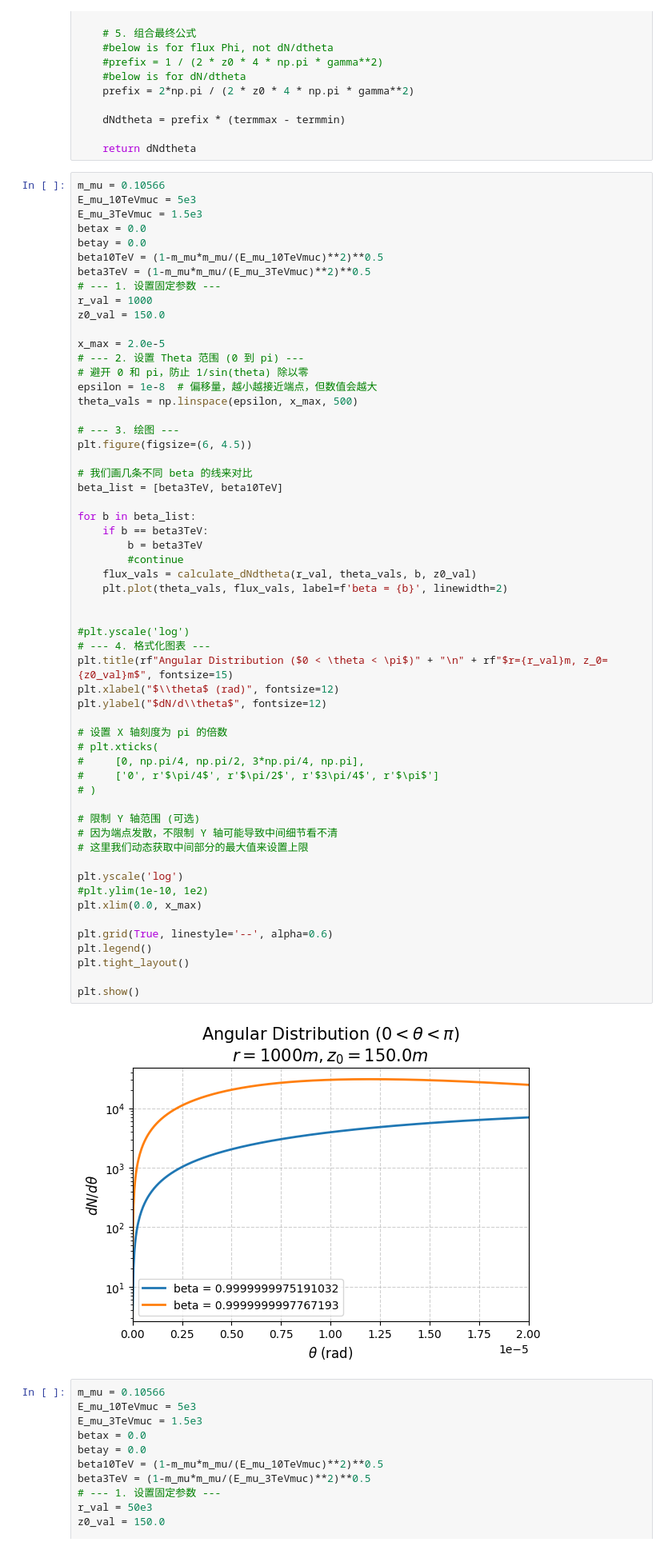
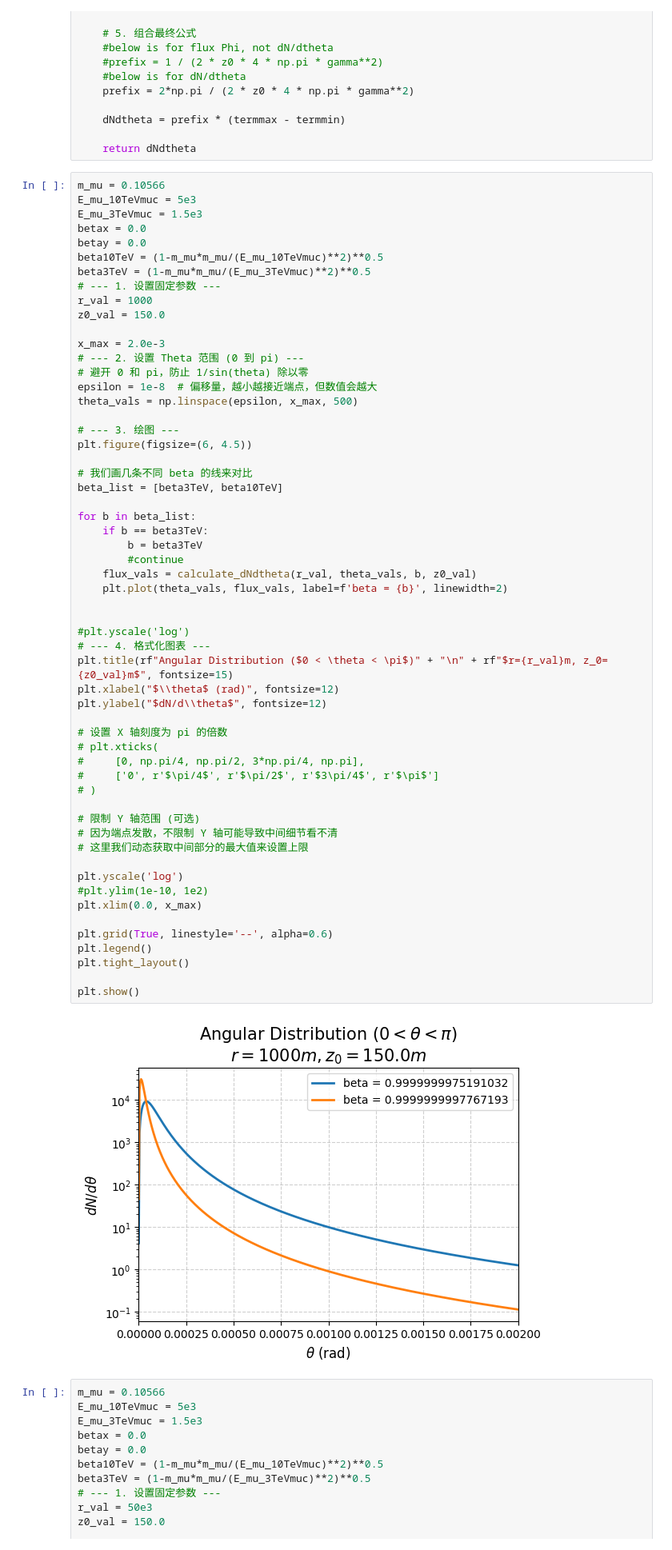
Before and after one commit to jchoi55/MINT, a Jupyter notebook: analytical_distribution/neutrino_distribution.ipynb, the cells around one changed output. Shown at 80% size. Drawn from its saved outputs; the diff is of its cells as text.

```diff
--- a/analytical_distribution/neutrino_distribution.ipynb
+++ b/analytical_distribution/neutrino_distribution.ipynb
@@ -702,7 +741,7 @@ beta3TeV = (1-m_mu*m_mu/(E_mu_3TeVmuc)**2)**0.5
 r_val = 1000
 z0_val = 150.0
 
-x_max = 2.0e-5
+x_max = 2.0e-3
 # --- 2. 设置 Theta 范围 (0 到 pi) ---
 # 避开 0 和 pi，防止 1/sin(theta) 除以零
 epsilon = 1e-8  # 偏移量，越小越接近端点，但数值会越大
@@ -721,34 +760,34 @@ for b in beta_list:
     flux_vals = calculate_dNdtheta(r_val, theta_vals, b, z0_val)
     plt.plot(theta_vals, flux_vals, label=f'beta = {b}', linewidth=2)
 
 
 #plt.yscale('log')
 # --- 4. 格式化图表 ---
 plt.title(rf"Angular Distribution ($0 < \theta < \pi$)" + "\n" + rf"$r={r_val}m, z_0={z0_val}m$", fontsize=15)
 plt.xlabel("$\\theta$ (rad)", fontsize=12)
 plt.ylabel("$dN/d\\theta$", fontsize=12)
 
 # 设置 X 轴刻度为 pi 的倍数
 # plt.xticks(
 #     [0, np.pi/4, np.pi/2, 3*np.pi/4, np.pi],
 #     ['0', r'$\pi/4$', r'$\pi/2$', r'$3\pi/4$', r'$\pi$']
 # )
 
 # 限制 Y 轴范围 (可选)
 # 因为端点发散，不限制 Y 轴可能导致中间细节看不清
 # 这里我们动态获取中间部分的最大值来设置上限
 
 plt.yscale('log')
 #plt.ylim(1e-10, 1e2)
 plt.xlim(0.0, x_max)
 
 plt.grid(True, linestyle='--', alpha=0.6)
 plt.legend()
 plt.tight_layout()
 
 plt.show()
 # %% [output]
-[figure, old version]
+[figure, new version]
 # %%
 m_mu = 0.10566
 E_mu_10TeVmuc = 5e3
```
Also changed, not shown: parts of 2 cells of this notebook, 1 other file.
